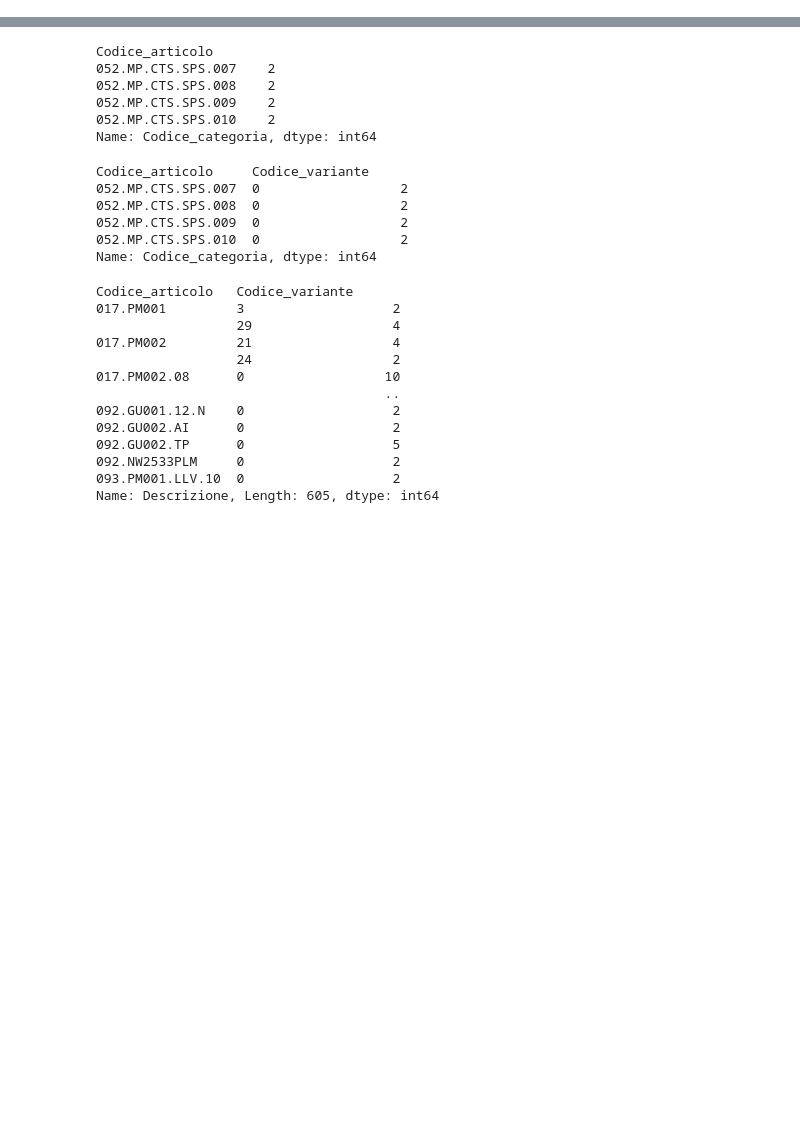
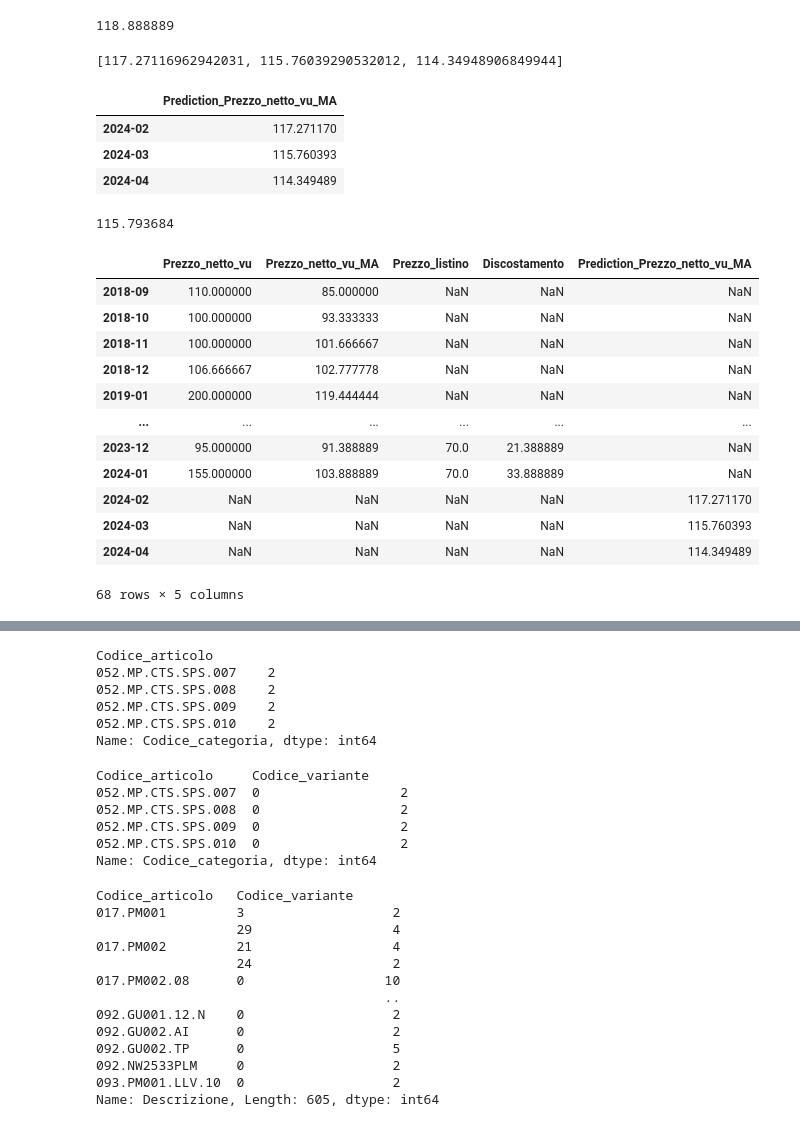
Before and after one commit to Ishikawa7/DEMO-Sales-Data-Analysis-and-Price-List-Management-System, a Jupyter notebook: vista_ddt.ipynb, the cells around one changed output, grey strips where cells are left out. Saved outputs shown, nothing was run; the diff lists cells and outputs as text; code cells hidden in the pictures; blank space fills up the shorter version.

```diff
--- a/vista_ddt.ipynb
+++ b/vista_ddt.ipynb
@@ -4,0 +25,20 @@ import plotly.express as px
+# %%
+df_027 = df_ddt[df_ddt["Codice_articolo"] == "027.101TEL.H"].copy()
+df_027 = df_027[df_027["Codice_variante"] == 0][["Data_documento", "Prezzo_netto_vu"]]
+df_027["Data_documento"] = pd.to_datetime(df_027["Data_documento"])
+df_027["Month"] = df_027["Data_documento"].dt.to_period("M")
+df_027.sort_values("Data_documento", inplace=True)
+df_027 = df_027.groupby(["Month"]).mean()
+# add rows for missing months
+df_027 = df_027.reindex(pd.period_range(start=df_027.index.min(), end=df_027.index.max(), freq="M"))
+df_027["Prezzo_netto_vu"].ffill(inplace=True)
+df_027["Prezzo_netto_vu_MA"] = df_027["Prezzo_netto_vu"].rolling(window=6).mean()
+df_027["Prezzo_listino"] = 70
+# whre Data_documento <= 2022-11-28 set prezzo_listino = NaN
+df_027.loc[df_027.index <= "2022-11", "Prezzo_listino"] = np.nan
+# remove the first 20 rows
+df_027 = df_027.iloc[20:]
+# drop column "Data_documento"
+df_027.drop(columns=["Data_documento"], inplace=True)
+df_027["Discostamento"] = df_027["Prezzo_netto_vu_MA"] - df_027["Prezzo_listino"]
+df_027
@@ -4,0 +65,53 @@ import plotly.express as px
+# %%
+(106.666667 + 95.000000 + 155.000000)/3
+# %% [output]
+118.888889
+# %%
+# predict the next 3 months of Prezzo_netto_vu_MA using a linear regressionq
+from sklearn.linear_model import LinearRegression, Ridge, Lasso
+predictions = []
+model = Lasso()
+X = df_027[["Prezzo_netto_vu_MA"]].shift(-1).iloc[:-1]
+y = df_027[["Prezzo_netto_vu_MA"]].iloc[:-1]
+model.fit(X, y)
+X_pred = df_027["Prezzo_netto_vu_MA"].iloc[-1:].values.reshape(-1, 1)
+y_pred = model.predict(X_pred)
+predictions.append(y_pred[0])
+y_pred2 = model.predict(y_pred.reshape(-1, 1))
+predictions.append(y_pred2[0])
+y_pred3 = model.predict(y_pred2.reshape(-1, 1))
+predictions.append(y_pred3[0])
+predictions = [p + 15 for p in predictions]
+predictions
+# %% [output]
+[117.27116962942031, 115.76039290532012, 114.34948906849944]
+# %%
+df_predictions = pd.DataFrame({"Prediction_Prezzo_netto_vu_MA": predictions})
+df_predictions.index = pd.period_range(start=df_027.index.max() + 1, periods=3, freq="M")
+df_predictions
+# %% [output]
+|  | Prediction_Prezzo_netto_vu_MA |
+| 2024-02 | 117.271170 |
+| 2024-03 | 115.760393 |
+| 2024-04 | 114.349489 |
+# %%
+(117.271170 +  115.760393 + 114.349489) /3
+# %% [output]
+115.793684
+# %%
+df_027 = pd.concat([df_027, df_predictions])
+df_027
+# %% [output]
+|  | Prezzo_netto_vu | Prezzo_netto_vu_MA | Prezzo_listino | Discostamento | Prediction_Prezzo_netto_vu_MA |
+| 2018-09 | 110.000000 | 85.000000 | NaN | NaN | NaN |
+| 2018-10 | 100.000000 | 93.333333 | NaN | NaN | NaN |
+| 2018-11 | 100.000000 | 101.666667 | NaN | NaN | NaN |
+| 2018-12 | 106.666667 | 102.777778 | NaN | NaN | NaN |
+| 2019-01 | 200.000000 | 119.444444 | NaN | NaN | NaN |
+| ... | ... | ... | ... | ... | ... |
+| 2023-12 | 95.000000 | 91.388889 | 70.0 | 21.388889 | NaN |
+| 2024-01 | 155.000000 | 103.888889 | 70.0 | 33.888889 | NaN |
+| 2024-02 | NaN | NaN | NaN | NaN | 117.271170 |
+| 2024-03 | NaN | NaN | NaN | NaN | 115.760393 |
+| 2024-04 | NaN | NaN | NaN | NaN | 114.349489 |
+68 rows × 5 columns
```
Also changed, not shown: parts of 8 cells of this notebook, 5 other files.
